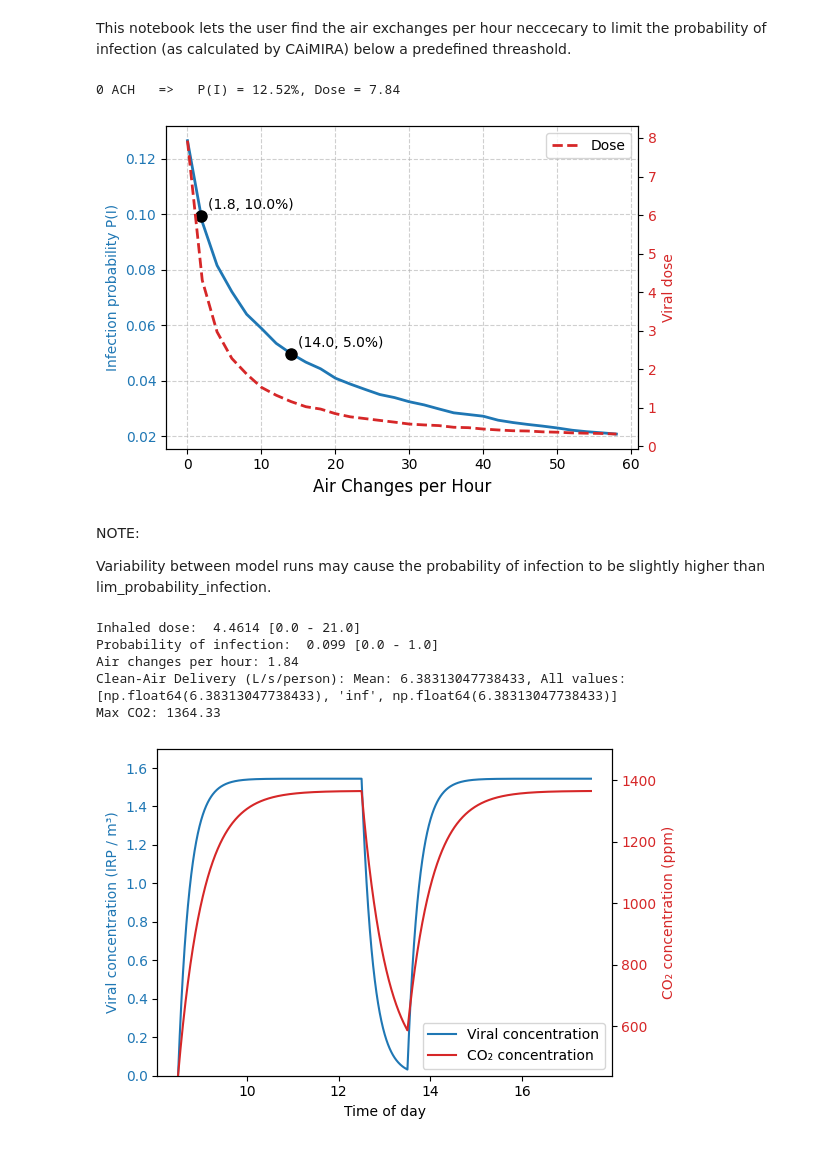
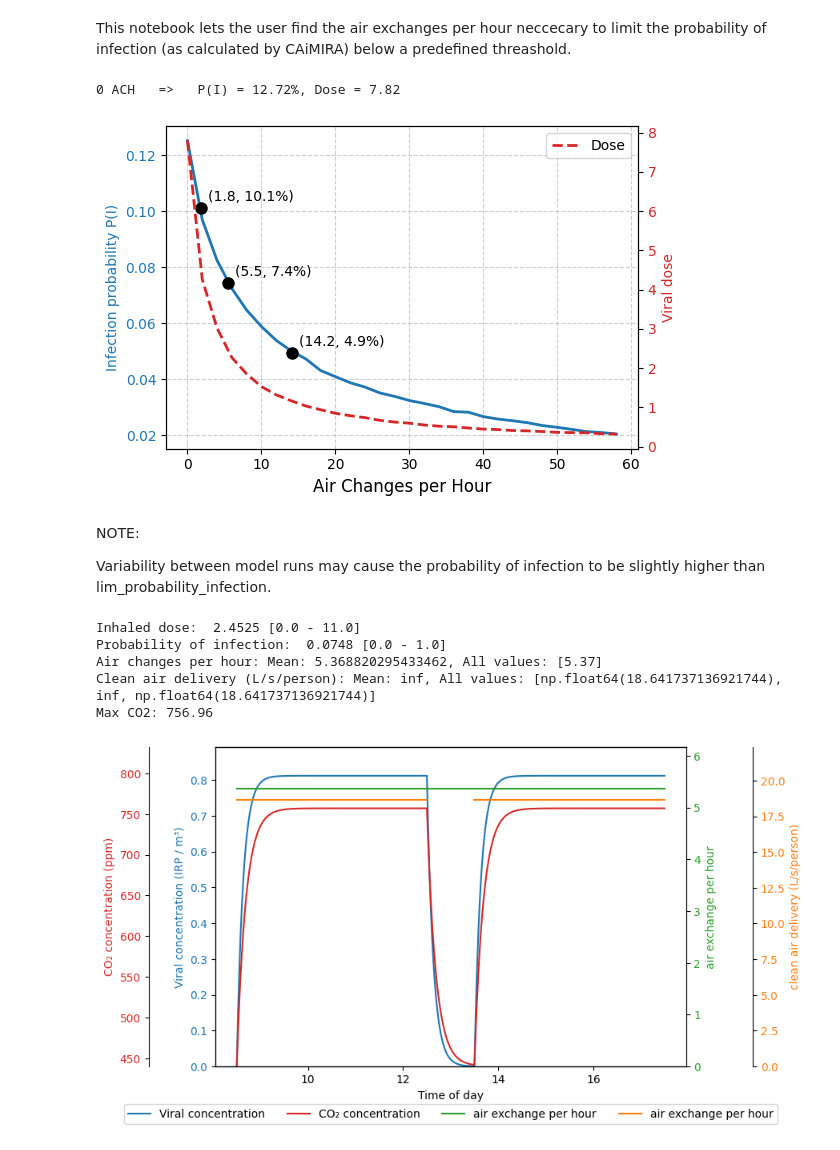
Before and after one commit to CERN/CAiMIRA, a Jupyter notebook: caimira/src/caimira/ventilation/ventilation_experiments.ipynb, the cells around one changed output. Cells and saved outputs as stored; diff of their text form; code cells hidden in the pictures.

Commit message:
Let first change of the ventilation rate occur whenever. Fix plots

```diff
--- a/caimira/src/caimira/ventilation/ventilation_experiments.ipynb
+++ b/caimira/src/caimira/ventilation/ventilation_experiments.ipynb
@@ -7,13 +7,13 @@ from caimira.ventilation.get_models import *
 # %%
 scenario = scenarios.shared_office() # Scenarios tested: shared_office, classroom, patient_ward, ICU. No short range interactions.
 
-lim_probability_infection_list = [0.1, 0.05]
-lim_probability_infection = lim_probability_infection_list[0]
+lim_probability_infection_list = [0.1, 0.075, 0.05]
+lim_probability_infection = lim_probability_infection_list[1]
 # %%
 plot_probabilities(scenario, lim_probability_infection_list)
 # %% [output]
-0 ACH   =>   P(I) = 12.52%, Dose = 7.84
+0 ACH   =>   P(I) = 12.72%, Dose = 7.82
-[figure, old version]
+[figure, new version]
 # %%
 air_exch, probability = find_constant_air_exch(scenario, lim_probability_infection)
 # %% [markdown]
@@ -21,14 +21,14 @@ NOTE:
 
 Variability between model runs may cause the probability of infection to be slightly higher than lim_probability_infection.
 # %%
-plot_model_concentration_results(scenario, air_exch, deterministic_CO2=True)
+plot_model_concentration_results(scenario, air_exch, deterministic_CO2=True, plot_clean_air_delivery=True)
 # %% [output]
-Inhaled dose:  4.4614 [0.0 - 21.0]
-Probability of infection:  0.099 [0.0 - 1.0]
-Air changes per hour: 1.84
-Clean-Air Delivery (L/s/person): Mean: 6.38313047738433, All values: [np.float64(6.38313047738433), 'inf', np.float64(6.38313047738433)]
-Max CO2: 1364.33
+Inhaled dose:  2.4525 [0.0 - 11.0]
+Probability of infection:  0.0748 [0.0 - 1.0]
+Air changes per hour: Mean: 5.368820295433462, All values: [5.37]
+Clean air delivery (L/s/person): Mean: inf, All values: [np.float64(18.641737136921744), inf, np.float64(18.641737136921744)]
+Max CO2: 756.96
-[figure, old version]
+[figure, new version]
 # %%
 air_exch_l, vent_transition_t = find_next_air_exch_by_co2(
     scenario,
```
Also changed, not shown: parts of 5 cells of this notebook, 1 other file.
